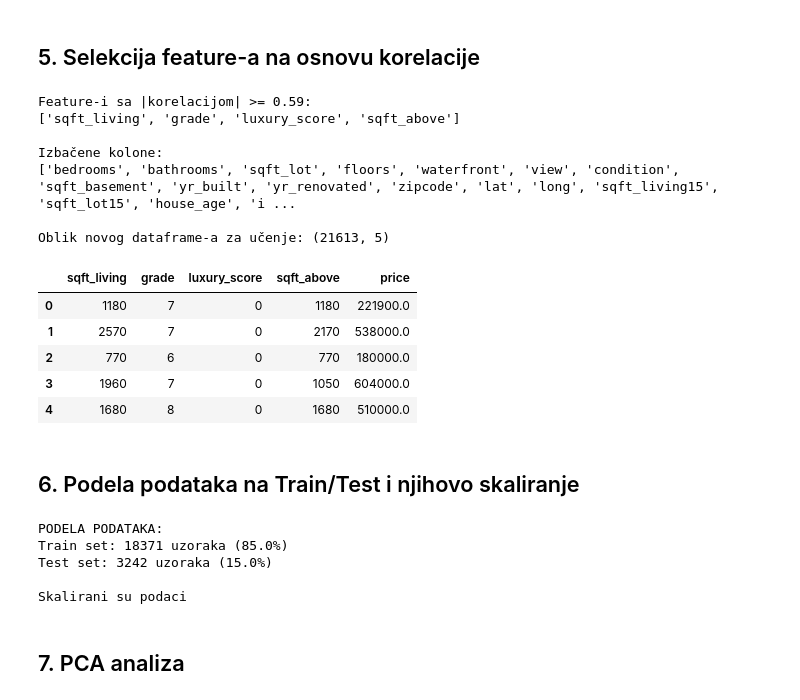
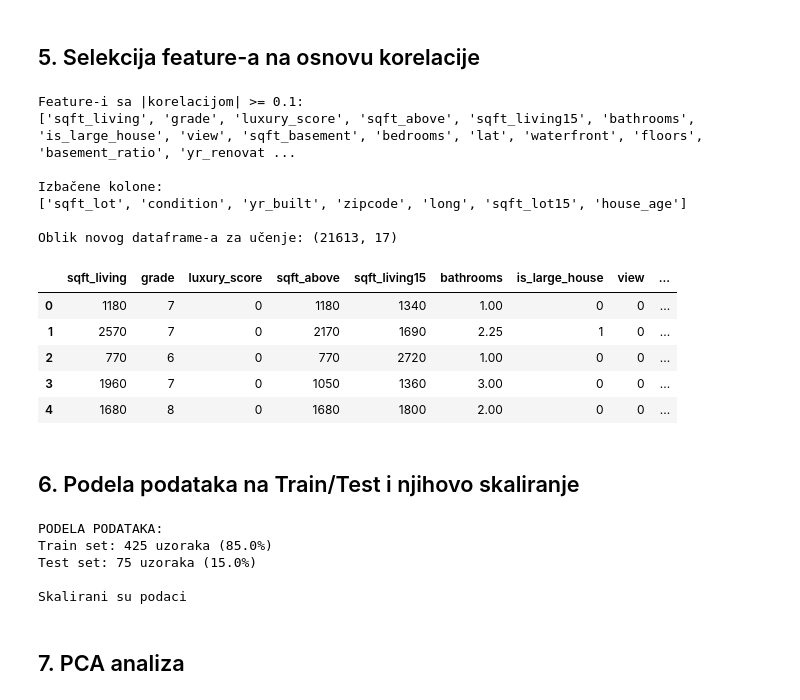
Before and after one commit to MihailoVukorep/mu1_proj, a Jupyter notebook: main.ipynb, the cells around one changed output. Cells and saved outputs as stored; diff of their text form; code cells hidden in the pictures.

Commit message:
fix error in analyzer.py and add test dataset

```diff
--- a/main.ipynb
+++ b/main.ipynb
@@ -80,30 +80,33 @@ if df_processed is not None:
 # %% [markdown]
 ## 5. Selekcija feature-a na osnovu korelacije
 # %%
-CORELATION_LIMIT = 0.59
+CORELATION_LIMIT = 0.1
 
 if df_processed is not None:
     selected_df = select_features_by_correlation(df_processed, CORELATION_LIMIT)
     display(selected_df.head())
 # %% [output]
-Feature-i sa |korelacijom| >= 0.59:
-['sqft_living', 'grade', 'luxury_score', 'sqft_above']
+Feature-i sa |korelacijom| >= 0.1:
+['sqft_living', 'grade', 'luxury_score', 'sqft_above', 'sqft_living15', 'bathrooms', 'is_large_house', 'view', 'sqft_basement', 'bedrooms', 'lat', 'waterfront', 'floors', 'basement_ratio', 'yr_renovat ...
 
 Izbačene kolone:
-['bedrooms', 'bathrooms', 'sqft_lot', 'floors', 'waterfront', 'view', 'condition', 'sqft_basement', 'yr_built', 'yr_renovated', 'zipcode', 'lat', 'long', 'sqft_living15', 'sqft_lot15', 'house_age', 'i ...
+['sqft_lot', 'condition', 'yr_built', 'zipcode', 'long', 'sqft_lot15', 'house_age']
 
-Oblik novog dataframe-a za učenje: (21613, 5)
+Oblik novog dataframe-a za učenje: (21613, 17)
-|  | sqft_living | grade | luxury_score | sqft_above | price |
-| 0 | 1180 | 7 | 0 | 1180 | 221900.0 |
-| 1 | 2570 | 7 | 0 | 2170 | 538000.0 |
-| 2 | 770 | 6 | 0 | 770 | 180000.0 |
-| 3 | 1960 | 7 | 0 | 1050 | 604000.0 |
-| 4 | 1680 | 8 | 0 | 1680 | 510000.0 |
+|  | sqft_living | grade | luxury_score | sqft_above | sqft_living15 | bathrooms | is_large_house | view | ... |
+| 0 | 1180 | 7 | 0 | 1180 | 1340 | 1.00 | 0 | 0 | ... |
+| 1 | 2570 | 7 | 0 | 2170 | 1690 | 2.25 | 1 | 0 | ... |
+| 2 | 770 | 6 | 0 | 770 | 2720 | 1.00 | 0 | 0 | ... |
+| 3 | 1960 | 7 | 0 | 1050 | 1360 | 3.00 | 0 | 0 | ... |
+| 4 | 1680 | 8 | 0 | 1680 | 1800 | 2.00 | 0 | 0 | ... |
 # %% [markdown]
 ## 6. Podela podataka na Train/Test i njihovo skaliranje
 # %%
-X = selected_df.drop('price', axis=1)
-y = selected_df['price'] # target
+X = selected_df.drop('price', axis=1).iloc[:500]
+y = selected_df['price'].iloc[:500]  # target
+
+# X = selected_df.drop('price', axis=1)
+# y = selected_df['price'] # target
 
 # Podela na train/test (85%/15%)
 X_train, X_test, y_train, y_test = split_data(X, y)
@@ -112,8 +115,8 @@ X_train, X_test, y_train, y_test = split_data(X, y)
 X_train_scaled, X_test_scaled, scaler = scale_data(X_train, X_test)
 # %% [output]
 PODELA PODATAKA:
-Train set: 18371 uzoraka (85.0%)
-Test set: 3242 uzoraka (15.0%)
+Train set: 425 uzoraka (85.0%)
+Test set: 75 uzoraka (15.0%)
 
 Skalirani su podaci
 # %% [markdown]
```
Also changed, not shown: parts of 6 cells of this notebook, 1 other file.
